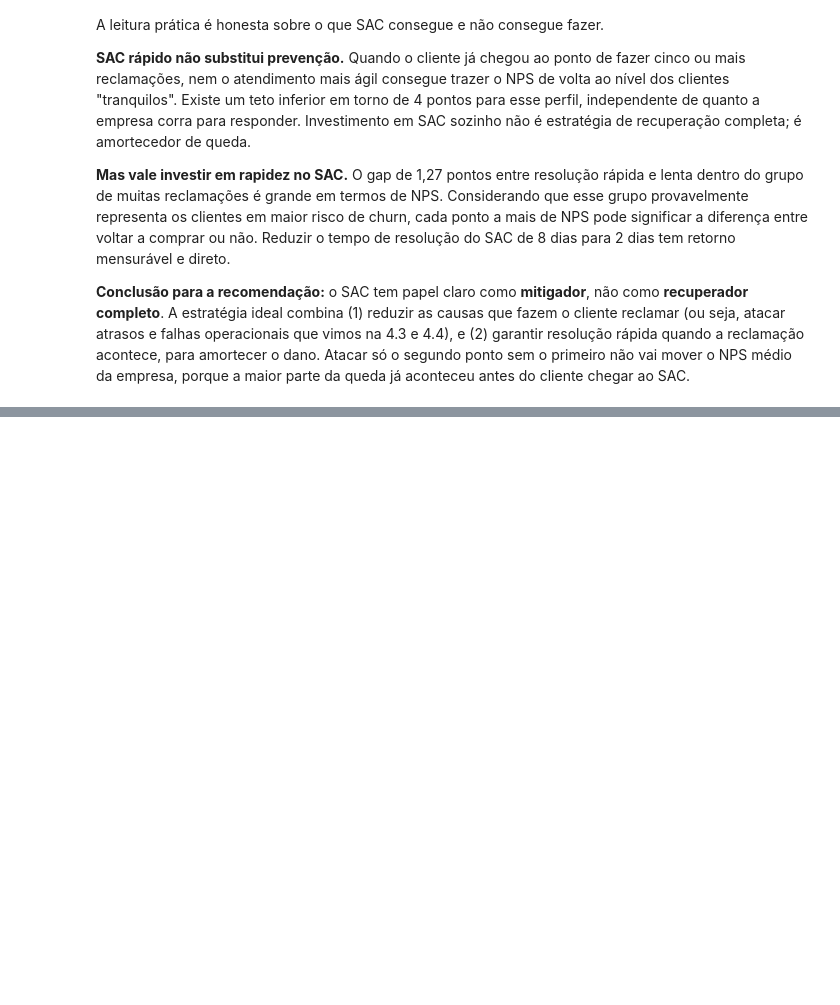
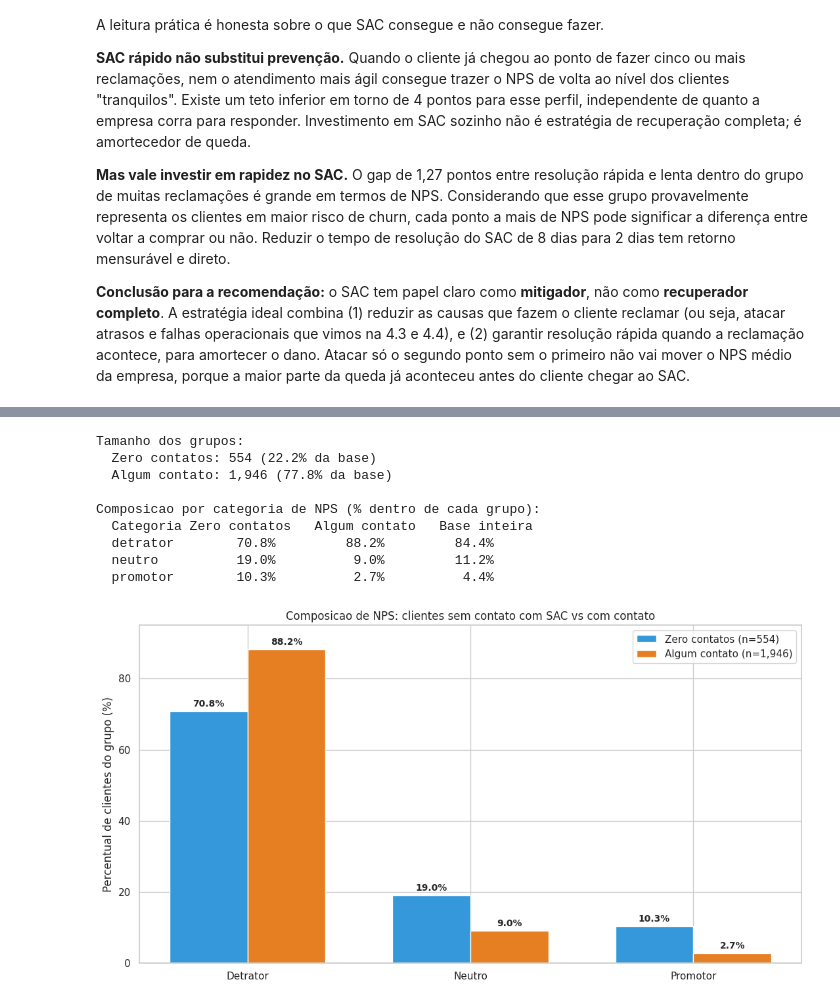
Before and after one commit to guillecosme/fiap-ai-scientist-tech-challange-fase-01, a Jupyter notebook: notebooks/04_eda.ipynb, the cells around one changed output, grey strips where cells are left out. Saved outputs shown, nothing was run; the diff lists cells and outputs as text; code cells hidden in the pictures; blank space fills up the shorter version.

```diff
--- a/notebooks/04_eda.ipynb
+++ b/notebooks/04_eda.ipynb
@@ -602,0 +1015,67 @@ A leitura prática é honesta sobre o que SAC consegue e não consegue fazer.
+# %%
+# Define os dois grupos
+zero_contatos = dados[dados["customer_service_contacts"] == 0]
+algum_contato = dados[dados["customer_service_contacts"] > 0]
+
+print(f"Tamanho dos grupos:")
+print(f"  Zero contatos: {len(zero_contatos):,} ({len(zero_contatos) / len(dados):.1%} da base)")
+print(f"  Algum contato: {len(algum_contato):,} ({len(algum_contato) / len(dados):.1%} da base)")
+print()
+
+# Composicao por categoria de NPS dentro de cada grupo
+composicao_zero = zero_contatos["categoria_nps"].value_counts(normalize=True).reindex(ORDEM_BUCKETS) * 100
+composicao_algum = algum_contato["categoria_nps"].value_counts(normalize=True).reindex(ORDEM_BUCKETS) * 100
+composicao_base = dados["categoria_nps"].value_counts(normalize=True).reindex(ORDEM_BUCKETS) * 100
+
+print("Composicao por categoria de NPS (% dentro de cada grupo):")
+print(f"  {'Categoria':<10}{'Zero contatos':<16}{'Algum contato':<16}{'Base inteira'}")
+for cat in ORDEM_BUCKETS:
+    print(f"  {cat:<10}{composicao_zero[cat]:>10.1f}%   {composicao_algum[cat]:>10.1f}%   {composicao_base[cat]:>10.1f}%")
+
+# Bar chart comparativo: composicao de cada grupo
+fig, eixo = plt.subplots(figsize=(11, 6))
+
+x = np.arange(len(ORDEM_BUCKETS))
+largura = 0.35
+
+barras_zero = eixo.bar(
+    x - largura/2,
+    [composicao_zero[c] for c in ORDEM_BUCKETS],
+    largura,
+    label=f"Zero contatos (n={len(zero_contatos):,})",
+    color="#3498db",
+    edgecolor="white",
+)
+barras_algum = eixo.bar(
+    x + largura/2,
+    [composicao_algum[c] for c in ORDEM_BUCKETS],
+    largura,
+    label=f"Algum contato (n={len(algum_contato):,})",
+    color="#e67e22",
+    edgecolor="white",
+)
+
+# Anota valores em cada barra
+for container in (barras_zero, barras_algum):
+    eixo.bar_label(container, fmt="%.1f%%", padding=3, fontsize=10, fontweight="bold")
+
+eixo.set_xticks(x)
+eixo.set_xticklabels([c.capitalize() for c in ORDEM_BUCKETS])
+eixo.set_ylabel("Percentual de clientes do grupo (%)")
+eixo.set_title("Composicao de NPS: clientes sem contato com SAC vs com contato")
+eixo.set_ylim(0, 95)
+eixo.legend(loc="upper right")
+fig.tight_layout()
+fig.savefig(PASTA_FIGURAS / "4_8_detrator_silencioso.png", dpi=120, bbox_inches="tight")
+plt.show()
+# %% [output]
+Tamanho dos grupos:
+  Zero contatos: 554 (22.2% da base)
+  Algum contato: 1,946 (77.8% da base)
+
+Composicao por categoria de NPS (% dentro de cada grupo):
+  Categoria Zero contatos   Algum contato   Base inteira
+  detrator        70.8%         88.2%         84.4%
+  neutro          19.0%          9.0%         11.2%
+  promotor        10.3%          2.7%          4.4%
+[figure, added]
```
Also changed, not shown: parts of 33 cells of this notebook, 6 other files.
